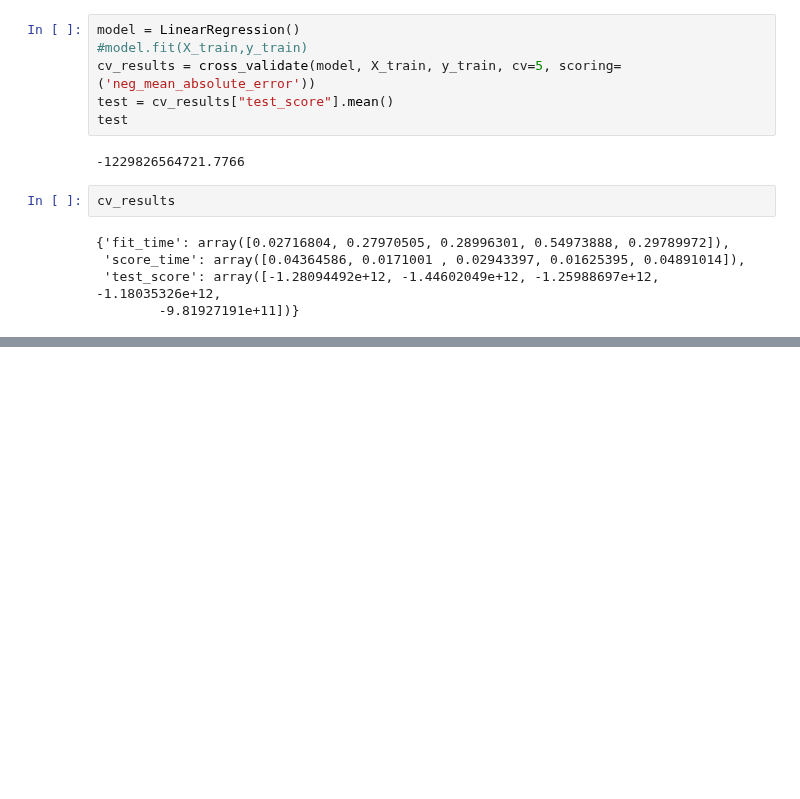
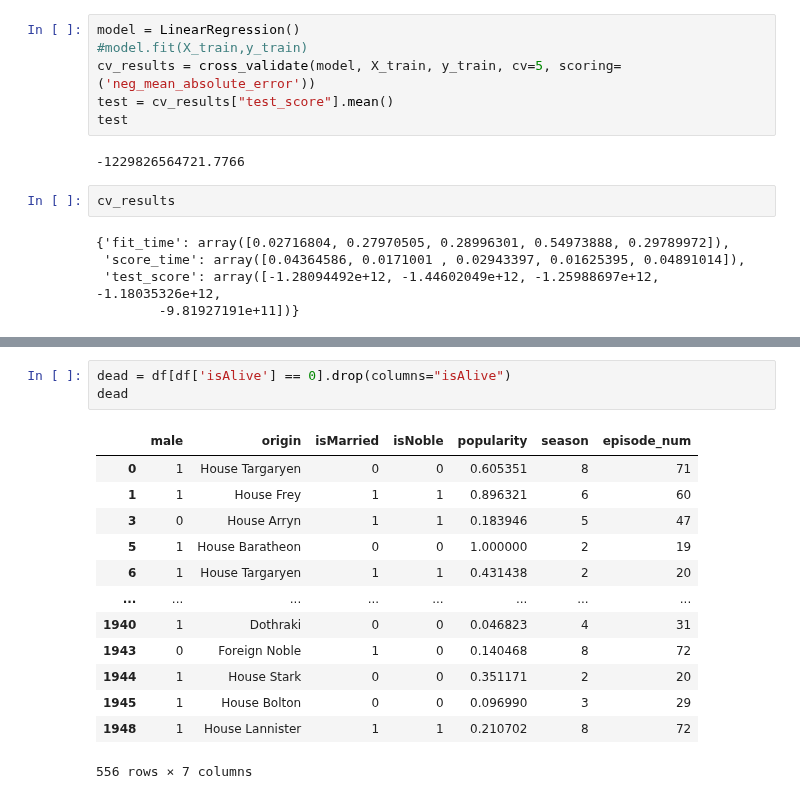
Before and after one commit to franziskasteger/game-of-thrones-survival, a Jupyter notebook: notebooks/josh_GOT_Linear.ipynb, the cells around one changed output, grey strips where cells are left out. Saved outputs shown, nothing was run; the diff lists cells and outputs as text; blank space fills up the shorter version.

```diff
--- a/notebooks/josh_GOT_Linear.ipynb
+++ b/notebooks/josh_GOT_Linear.ipynb
@@ -121,0 +144,17 @@ cv_results
+# %%
+dead = df[df['isAlive'] == 0].drop(columns="isAlive")
+dead
+# %% [output]
+|  | male | origin | isMarried | isNoble | popularity | season | episode_num |
+| 0 | 1 | House Targaryen | 0 | 0 | 0.605351 | 8 | 71 |
+| 1 | 1 | House Frey | 1 | 1 | 0.896321 | 6 | 60 |
+| 3 | 0 | House Arryn | 1 | 1 | 0.183946 | 5 | 47 |
+| 5 | 1 | House Baratheon | 0 | 0 | 1.000000 | 2 | 19 |
+| 6 | 1 | House Targaryen | 1 | 1 | 0.431438 | 2 | 20 |
+| ... | ... | ... | ... | ... | ... | ... | ... |
+| 1940 | 1 | Dothraki | 0 | 0 | 0.046823 | 4 | 31 |
+| 1943 | 0 | Foreign Noble | 1 | 0 | 0.140468 | 8 | 72 |
+| 1944 | 1 | House Stark | 0 | 0 | 0.351171 | 2 | 20 |
+| 1945 | 1 | House Bolton | 0 | 0 | 0.096990 | 3 | 29 |
+| 1948 | 1 | House Lannister | 1 | 1 | 0.210702 | 8 | 72 |
+556 rows × 7 columns
```
Also changed, not shown: parts of 20 cells of this notebook, 5 other files.
